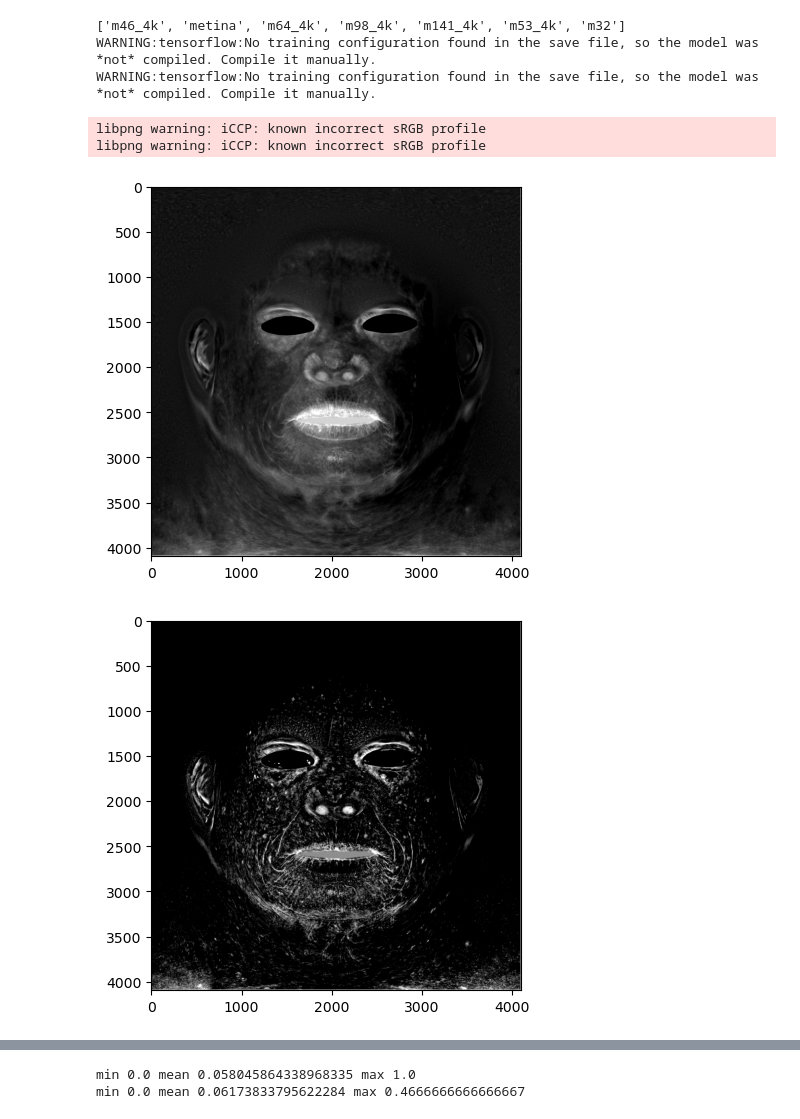
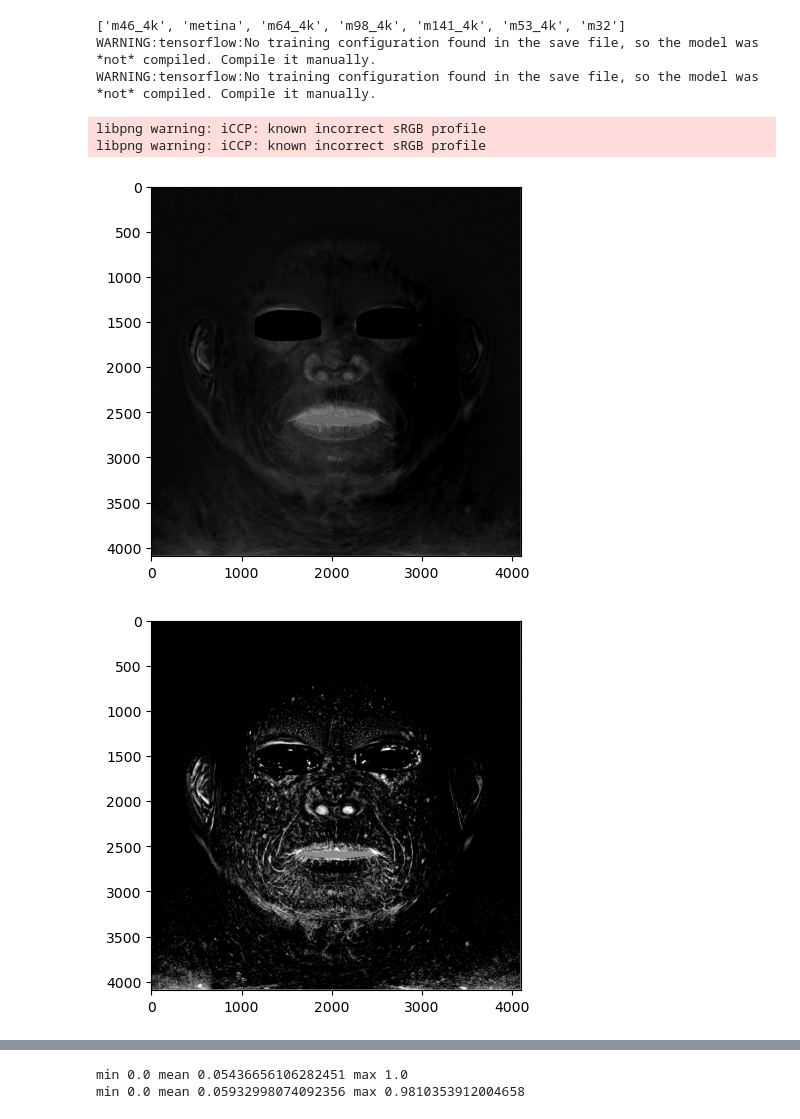
Before and after one commit to jj-tech-io/AE_2023_06, a Jupyter notebook: inference.ipynb, the cells around one changed output, grey strips where cells are left out. Drawn from its saved outputs; the diff is of its cells as text; code cells hidden in the pictures.

```diff
--- a/inference.ipynb
+++ b/inference.ipynb
@@ -192,42 +193,50 @@ WARNING:tensorflow:No training configuration found in the save file, so the mode
 hem_mask_path = r"sunspots/hem_mask.png"
 mel_mask_path = r"sunspots/mel_mask.png"
 eye_mask_path = r"sunspots/eye_mask.png"
+# eye_lip_mask_path = r"sunspots/eye_lip_mask.png"
+
+
 hem_mask = cv2.imread(hem_mask_path, cv2.IMREAD_GRAYSCALE)
 mel_mask = cv2.imread(mel_mask_path, cv2.IMREAD_GRAYSCALE)
 eye_mask = cv2.imread(eye_mask_path, cv2.IMREAD_GRAYSCALE)
+#expand masked area of eye mask
+eye_mask = cv2.dilate(eye_mask, np.ones((45, 55), np.uint8), iterations=1)
+#shrink masked area of eye mask
+# eye_mask = cv2.erode(eye_mask, np.ones((5,5), np.uint8), iterations=4)
 
 #reshape to 4096x4096
 hem_mask = cv2.resize(hem_mask, (4096, 4096))/255.0
 mel_mask = cv2.resize(mel_mask, (4096, 4096))/255.0
 eye_mask = cv2.resize(eye_mask, (4096, 4096))/255.0
 
 
 hem_mask = np.array(hem_mask)
 mel_mask = np.array(mel_mask)
 eye_mask = np.array(eye_mask)
-
+eye_mask = gaussian_filter(eye_mask, sigma=5)
+# eye_mask = gaussian_filter(eye_mask, sigma=20)
 #add gaussian blur to eye mask
 # eye_mask = cv2.GaussianBlur(eye_mask, ksize=5, sigmaX=50, sigmaY=50)
 hem_mask = 1 - hem_mask
 mel_mask = 1 - mel_mask
 hem_mask = cv2.bitwise_xor(hem_mask, eye_mask)
 mel_mask = cv2.bitwise_xor(mel_mask, eye_mask)
 
 #clamp 0 to 1
 
 #threshold
 
 plt.imshow(hem_mask, cmap='gray')
 plt.show()
 plt.imshow(mel_mask, cmap='gray')
 plt.show()
 plt.imshow(eye_mask, cmap="gray")
 plt.show()
 print(f"min {np.min(mel_mask)} mean {np.mean(mel_mask)} max {np.max(mel_mask)}")
 
 print(f"min {np.min(hem_mask)} mean {np.mean(hem_mask)} max {np.max(hem_mask)}")
 # %% [output]
 libpng warning: iCCP: known incorrect sRGB profile
 libpng warning: iCCP: known incorrect sRGB profile
-[figure, old version]
+[figure, new version]
-[figure, old version]
+[figure, new version]
@@ -235,5 +244,5 @@ libpng warning: iCCP: known incorrect sRGB profile
-min 0.0 mean 0.058045864338968335 max 1.0
-min 0.0 mean 0.06173833795622284 max 0.4666666666666667
+min 0.0 mean 0.05436656106282451 max 1.0
+min 0.0 mean 0.05932998074092356 max 0.9810353912004658
 # %%
 # fig,ax = plt.subplots(5,5, figsize=(16,14))
 subjects_meta = ['m141_4k', 'm46_4k', 'm53_4k', 'm64_4k', 'm98_4k']
```
Also changed, not shown: parts of 3 cells of this notebook, 5 other files.
